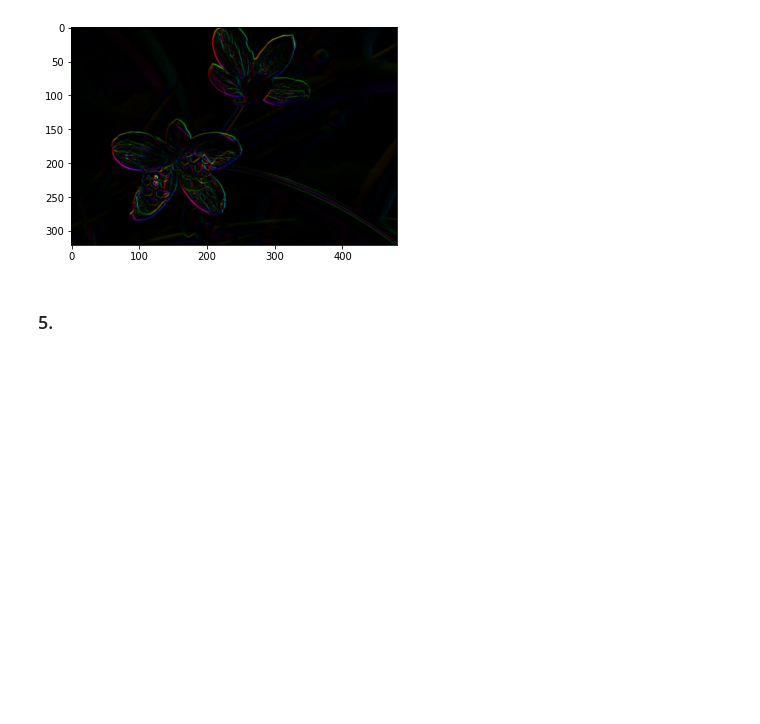
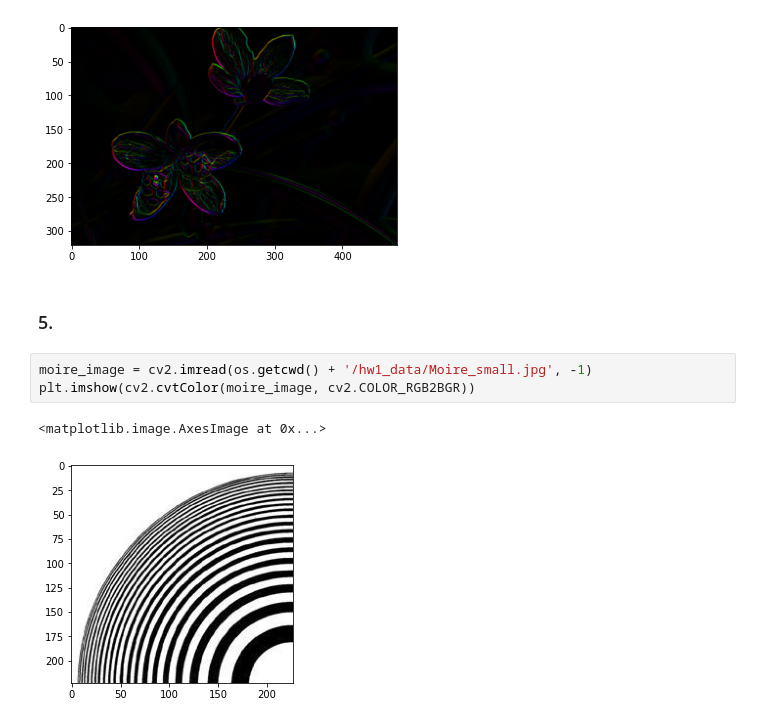
Before and after one commit to XiaoBaoBao719/Computer_Vision_Projects, a Jupyter notebook: Assignment_1/Assignment_1.ipynb, the cells around one changed output. Saved outputs shown, nothing was run; the diff lists cells and outputs as text; blank space fills up the shorter version.

```diff
--- a/Assignment_1/Assignment_1.ipynb
+++ b/Assignment_1/Assignment_1.ipynb
@@ -777,3 +777,9 @@ hsv  (321, 481, 3)  mag  (321, 481)  orien  (321, 481)
 [figure]
 # %% [markdown]
 ### 5.
+# %%
+moire_image = cv2.imread(os.getcwd() + '/hw1_data/Moire_small.jpg', -1)
+plt.imshow(cv2.cvtColor(moire_image, cv2.COLOR_RGB2BGR))
+# %% [output]
+<matplotlib.image.AxesImage at 0x...>
+[figure, added]
```
Also changed, not shown: parts of 3 cells of this notebook, 2 other files.
